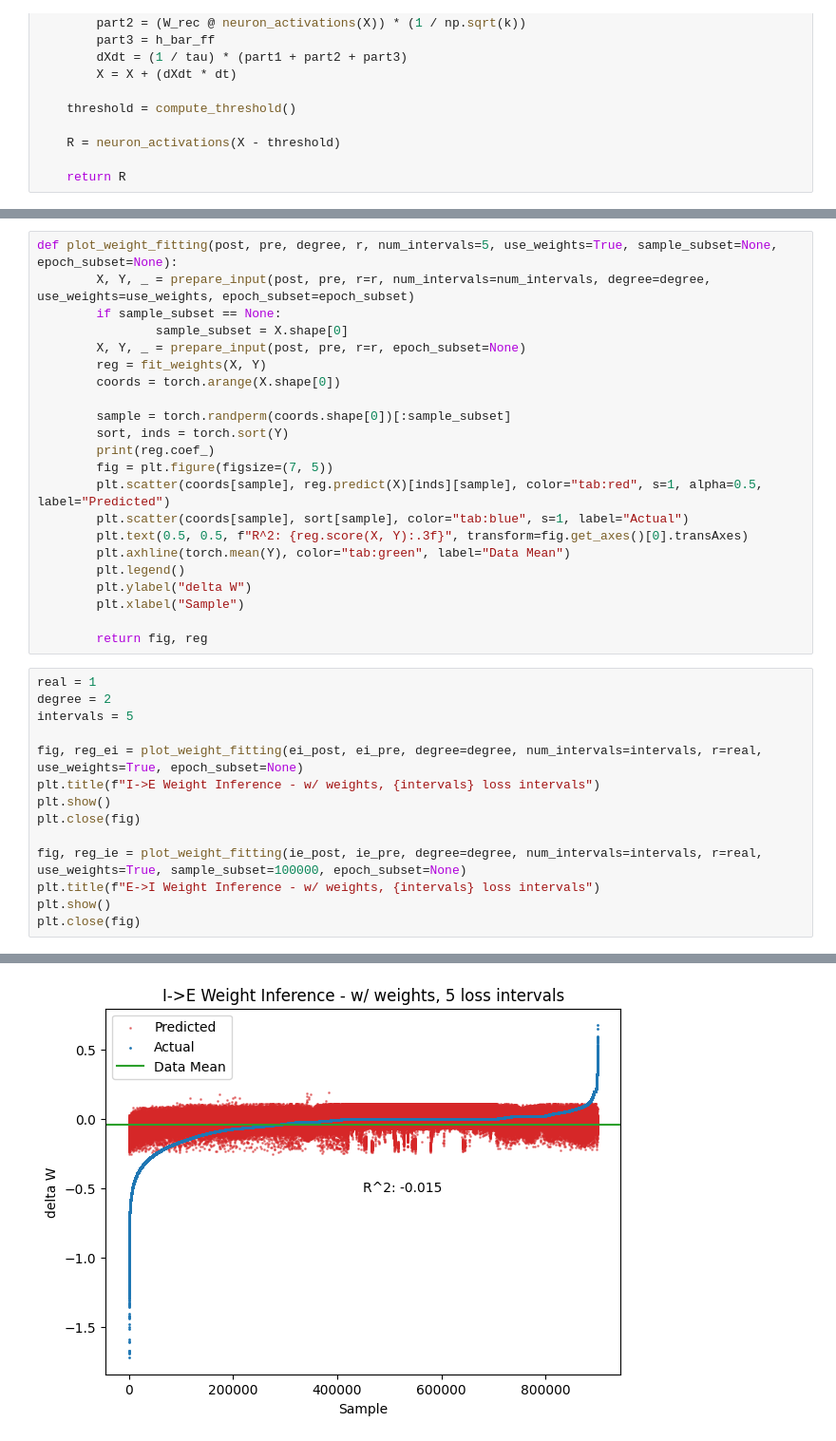
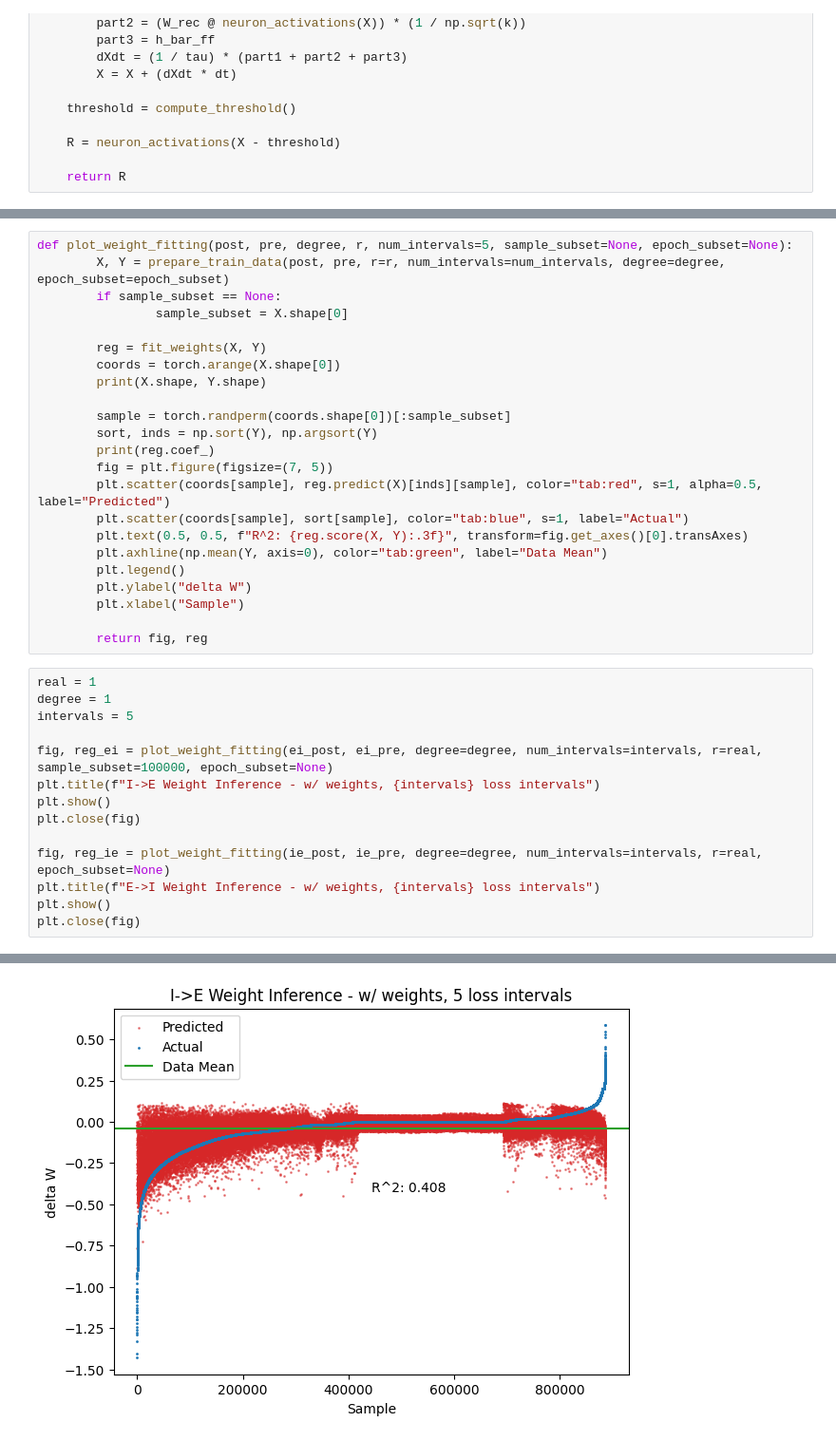
Before and after one commit to ArjunParthasarathy/Piriform-Cortex-Plasticity, a Jupyter notebook: versions/weight_inference/powerseries_weight_change.ipynb, the cells around one changed output, grey strips where cells are left out. Shown at 95% size. Cells and saved outputs as stored; diff of their text form.

```diff
--- a/versions/weight_inference/powerseries_weight_change.ipynb
+++ b/versions/weight_inference/powerseries_weight_change.ipynb
@@ -358,22 +346,23 @@ def predicted_responses(reg, post, pre, r, degree=2, num_intervals=5, epoch_subs
 
     return out_corrs, out_sp
 # %%
-def plot_weight_fitting(post, pre, degree, r, num_intervals=5, use_weights=True, sample_subset=None, epoch_subset=None):
-        X, Y, _ = prepare_input(post, pre, r=r, num_intervals=num_intervals, degree=degree, use_weights=use_weights, epoch_subset=epoch_subset)
+def plot_weight_fitting(post, pre, degree, r, num_intervals=5, sample_subset=None, epoch_subset=None):
+        X, Y = prepare_train_data(post, pre, r=r, num_intervals=num_intervals, degree=degree, epoch_subset=epoch_subset)
         if sample_subset == None:
                 sample_subset = X.shape[0]
-        X, Y, _ = prepare_input(post, pre, r=r, epoch_subset=None)
+
         reg = fit_weights(X, Y)
         coords = torch.arange(X.shape[0])
+        print(X.shape, Y.shape)
 
         sample = torch.randperm(coords.shape[0])[:sample_subset]
-        sort, inds = torch.sort(Y)
+        sort, inds = np.sort(Y), np.argsort(Y)
         print(reg.coef_)
         fig = plt.figure(figsize=(7, 5))
         plt.scatter(coords[sample], reg.predict(X)[inds][sample], color="tab:red", s=1, alpha=0.5, label="Predicted")
         plt.scatter(coords[sample], sort[sample], color="tab:blue", s=1, label="Actual")
         plt.text(0.5, 0.5, f"R^2: {reg.score(X, Y):.3f}", transform=fig.get_axes()[0].transAxes)
-        plt.axhline(torch.mean(Y), color="tab:green", label="Data Mean")
+        plt.axhline(np.mean(Y, axis=0), color="tab:green", label="Data Mean")
         plt.legend()
         plt.ylabel("delta W")
         plt.xlabel("Sample")
@@ -381,15 +370,15 @@ def plot_weight_fitting(post, pre, degree, r, num_intervals=5, use_weights=True,
         return fig, reg
 # %%
 real = 1
-degree = 2
+degree = 1
 intervals = 5
 
-fig, reg_ei = plot_weight_fitting(ei_post, ei_pre, degree=degree, num_intervals=intervals, r=real, use_weights=True, epoch_subset=None)
+fig, reg_ei = plot_weight_fitting(ei_post, ei_pre, degree=degree, num_intervals=intervals, r=real, sample_subset=100000, epoch_subset=None)
 plt.title(f"I->E Weight Inference - w/ weights, {intervals} loss intervals")
 plt.show()
 plt.close(fig)
 
-fig, reg_ie = plot_weight_fitting(ie_post, ie_pre, degree=degree, num_intervals=intervals, r=real, use_weights=True, sample_subset=100000, epoch_subset=None)
+fig, reg_ie = plot_weight_fitting(ie_post, ie_pre, degree=degree, num_intervals=intervals, r=real, epoch_subset=None)
 plt.title(f"E->I Weight Inference - w/ weights, {intervals} loss intervals")
 plt.show()
 plt.close(fig)
@@ -399 +389 @@ plt.close(fig)
-[figure, old version]
+[figure, new version]
```
Also changed, not shown: parts of 19 cells of this notebook, 17 other files.
